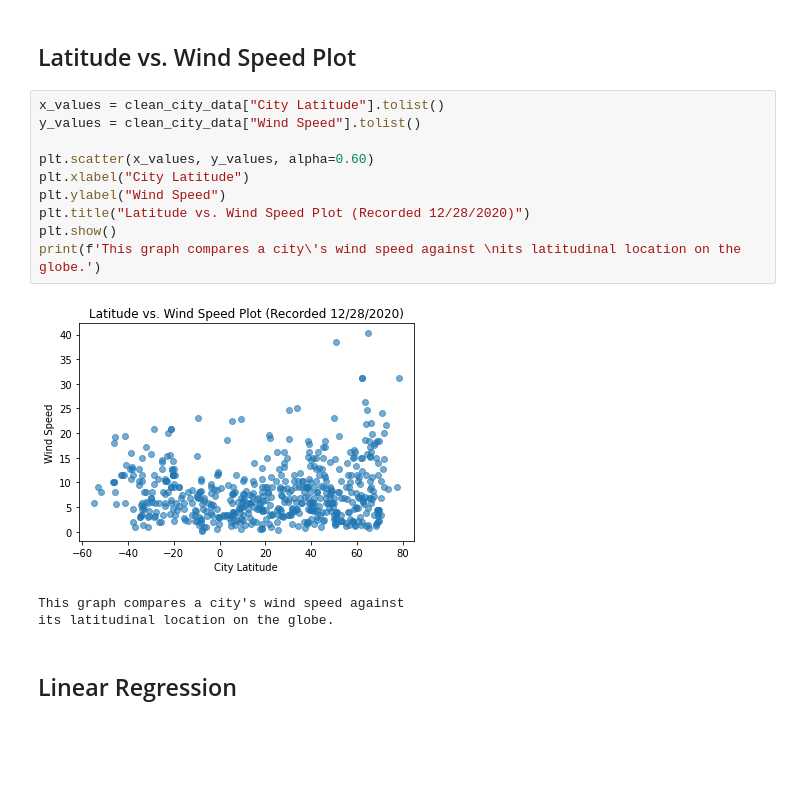
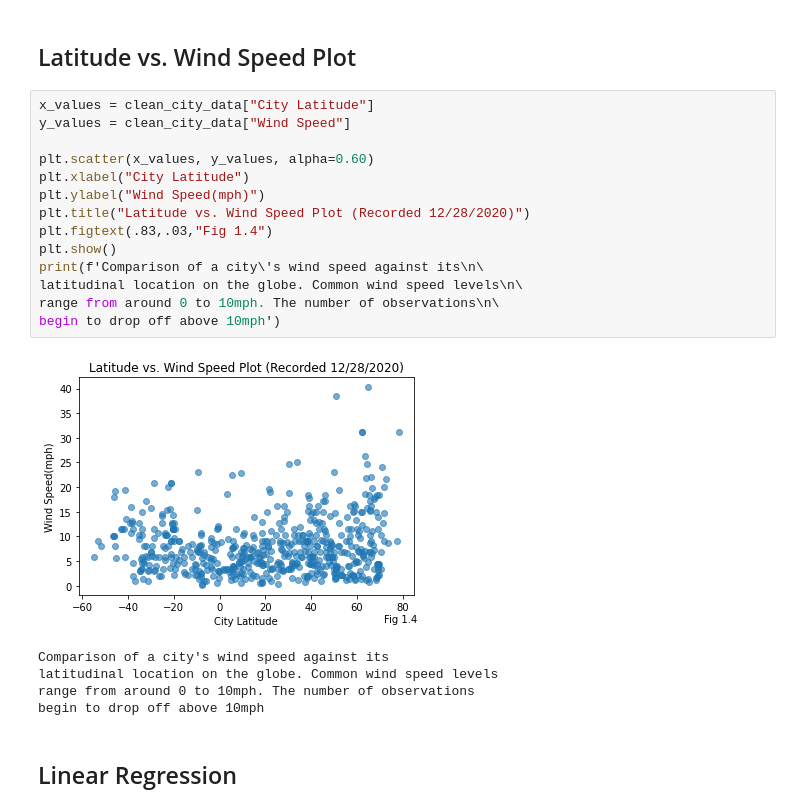
Before and after one commit to SanabuW/python-api-challenge, a Jupyter notebook: WeatherPy/WeatherPy.ipynb, the cells around one changed output. Cells and saved outputs as stored; diff of their text form; blank space fills up the shorter version.

```diff
--- a/WeatherPy/WeatherPy.ipynb
+++ b/WeatherPy/WeatherPy.ipynb
@@ -315,19 +319,25 @@ its latitudinal location on the globe.
 # %% [markdown]
 ## Latitude vs. Wind Speed Plot
 # %%
-x_values = clean_city_data["City Latitude"].tolist()
-y_values = clean_city_data["Wind Speed"].tolist()
+x_values = clean_city_data["City Latitude"]
+y_values = clean_city_data["Wind Speed"]
 
 plt.scatter(x_values, y_values, alpha=0.60)
 plt.xlabel("City Latitude")
-plt.ylabel("Wind Speed")
+plt.ylabel("Wind Speed(mph)")
 plt.title("Latitude vs. Wind Speed Plot (Recorded 12/28/2020)")
+plt.figtext(.83,.03,"Fig 1.4")
 plt.show()
-print(f'This graph compares a city\'s wind speed against \nits latitudinal location on the globe.')
+print(f'Comparison of a city\'s wind speed against its\n\
+latitudinal location on the globe. Common wind speed levels\n\
+range from around 0 to 10mph. The number of observations\n\
+begin to drop off above 10mph')
 # %% [output]
-[figure, old version]
+[figure, new version]
-This graph compares a city's wind speed against
-its latitudinal location on the globe.
+Comparison of a city's wind speed against its
+latitudinal location on the globe. Common wind speed levels
+range from around 0 to 10mph. The number of observations
+begin to drop off above 10mph
 # %% [markdown]
 ## Linear Regression
 # %% [markdown]
```
Also changed, not shown: parts of 16 cells of this notebook, 7 other files.
